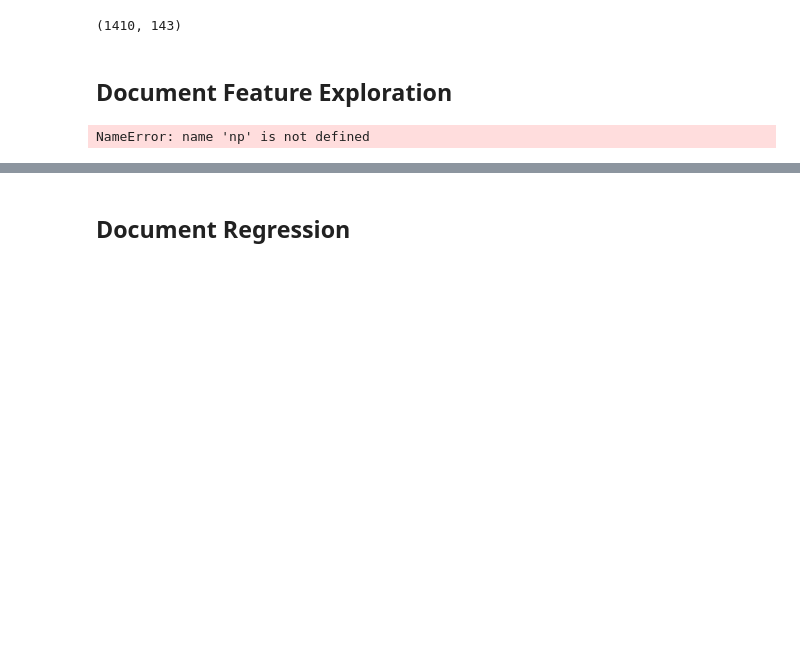
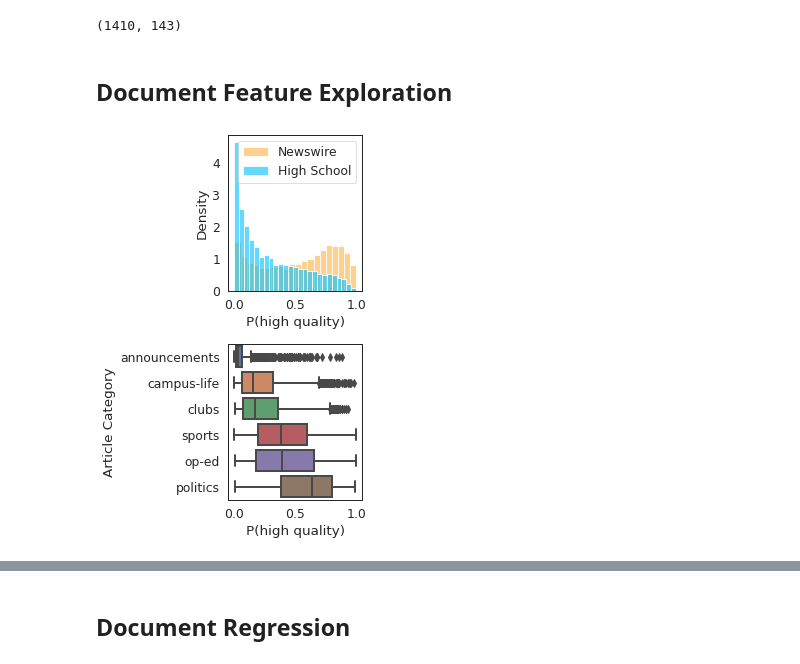
Before and after one commit to kernelmachine/quality-filter, a Jupyter notebook: Regressions.ipynb, the cells around one changed output, grey strips where cells are left out. Cells and saved outputs as stored; diff of their text form; code cells hidden in the pictures; blank space fills up the shorter version.

```diff
--- a/Regressions.ipynb
+++ b/Regressions.ipynb
@@ -48,6 +48,5 @@ features.shape
 # %%
 from data.loader import load_and_score
 from data.constants import DATA_DIR
-high_news = load_and_score(path=DATA_DIR / "articles-high-reliability-clean.jsonl")
+from data.cluster import cluster_text
+from data.viz import build_school_category_plot
-# %% [output]
-NameError: name 'np' is not defined
@@ -56,3 +56,7 @@ from data.cluster import cluster_text
+# %%
+build_school_category_plot(high_schools, high_news)
+# %% [output]
+[figure, added]
 # %%
 # sample 10K opinion articles
 opeds = high_schools.loc[high_schools.category.apply(lambda x: "opinion" in x)].sample(10000).copy().reset_index()
```
Also changed, not shown: parts of 11 cells of this notebook, 4 other files.
